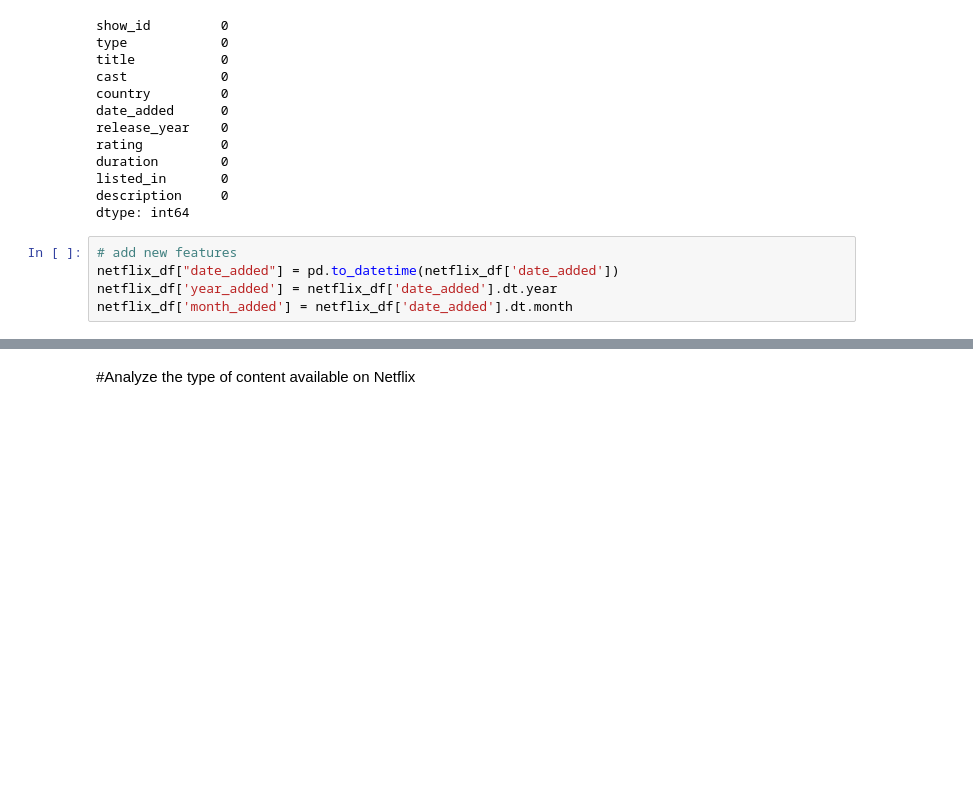
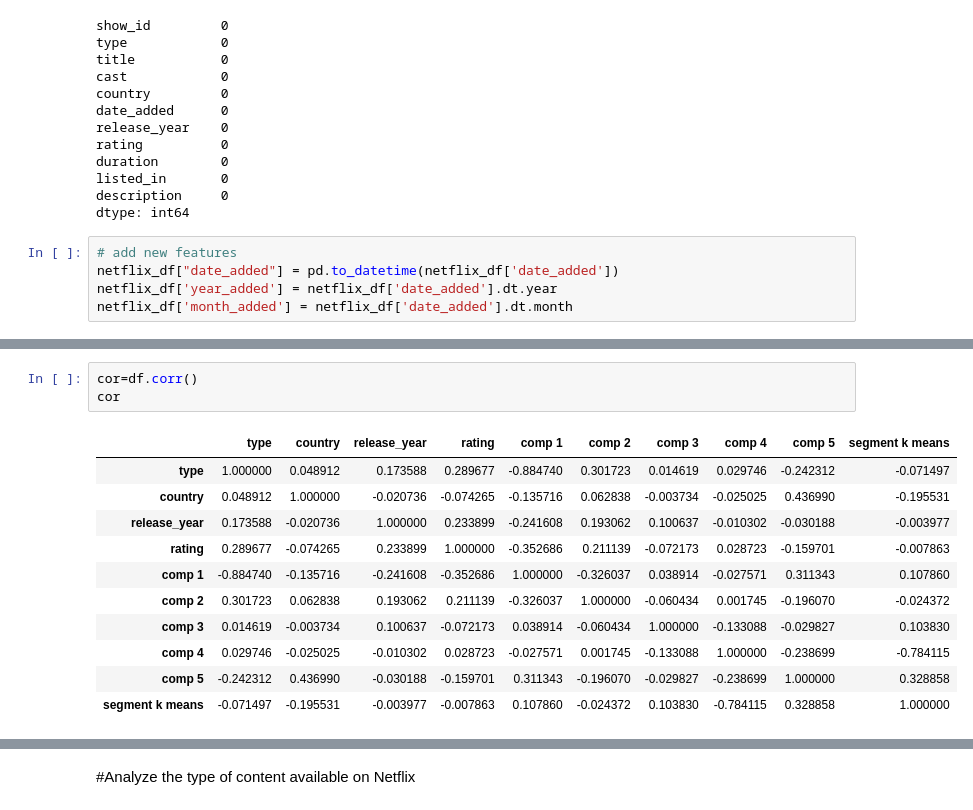
Before and after one commit to rohitrv8922/Netflix-Tv-shows-and-movies, a Jupyter notebook: NETFLIX_MOVIES_AND_TV_SHOWS_CLUSTERING.ipynb, the cells around one changed output, grey strips where cells are left out. Saved outputs shown, nothing was run; the diff lists cells and outputs as text; blank space fills up the shorter version.

```diff
--- a/NETFLIX_MOVIES_AND_TV_SHOWS_CLUSTERING.ipynb
+++ b/NETFLIX_MOVIES_AND_TV_SHOWS_CLUSTERING.ipynb
@@ -305,0 +310,15 @@ netflix_df['month_added'] = netflix_df['date_added'].dt.month
+# %%
+cor=df.corr()
+cor
+# %% [output]
+|  | type | country | release_year | rating | comp 1 | comp 2 | comp 3 | comp 4 | comp 5 | segment k means |
+| type | 1.000000 | 0.048912 | 0.173588 | 0.289677 | -0.884740 | 0.301723 | 0.014619 | 0.029746 | -0.242312 | -0.071497 |
+| country | 0.048912 | 1.000000 | -0.020736 | -0.074265 | -0.135716 | 0.062838 | -0.003734 | -0.025025 | 0.436990 | -0.195531 |
+| release_year | 0.173588 | -0.020736 | 1.000000 | 0.233899 | -0.241608 | 0.193062 | 0.100637 | -0.010302 | -0.030188 | -0.003977 |
+| rating | 0.289677 | -0.074265 | 0.233899 | 1.000000 | -0.352686 | 0.211139 | -0.072173 | 0.028723 | -0.159701 | -0.007863 |
+| comp 1 | -0.884740 | -0.135716 | -0.241608 | -0.352686 | 1.000000 | -0.326037 | 0.038914 | -0.027571 | 0.311343 | 0.107860 |
+| comp 2 | 0.301723 | 0.062838 | 0.193062 | 0.211139 | -0.326037 | 1.000000 | -0.060434 | 0.001745 | -0.196070 | -0.024372 |
+| comp 3 | 0.014619 | -0.003734 | 0.100637 | -0.072173 | 0.038914 | -0.060434 | 1.000000 | -0.133088 | -0.029827 | 0.103830 |
+| comp 4 | 0.029746 | -0.025025 | -0.010302 | 0.028723 | -0.027571 | 0.001745 | -0.133088 | 1.000000 | -0.238699 | -0.784115 |
+| comp 5 | -0.242312 | 0.436990 | -0.030188 | -0.159701 | 0.311343 | -0.196070 | -0.029827 | -0.238699 | 1.000000 | 0.328858 |
+| segment k means | -0.071497 | -0.195531 | -0.003977 | -0.007863 | 0.107860 | -0.024372 | 0.103830 | -0.784115 | 0.328858 | 1.000000 |
```
Also changed, not shown: parts of 10 cells of this notebook.
